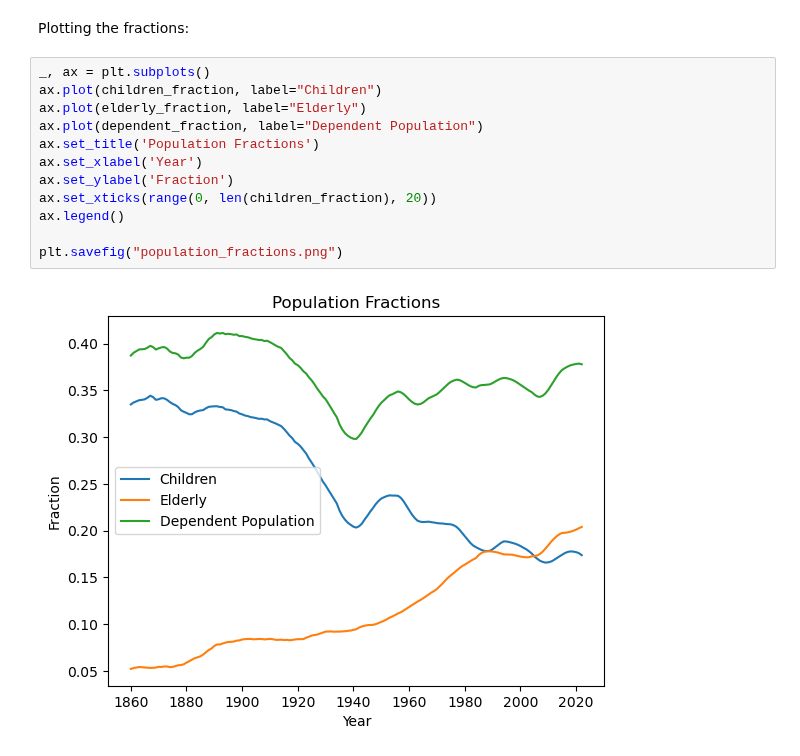
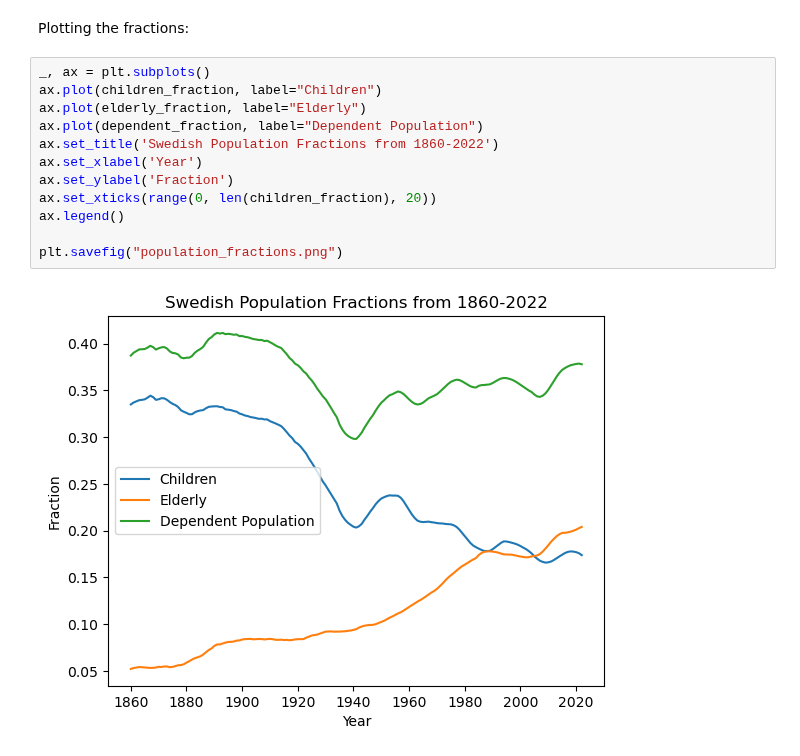
Before and after one commit to GiacomoGuidotto/DAT565, a Jupyter notebook: assignment-1/assignment-1.ipynb, the cells around one changed output. Cells and saved outputs as stored; diff of their text form.

```diff
--- a/assignment-1/assignment-1.ipynb
+++ b/assignment-1/assignment-1.ipynb
@@ -77,14 +78,14 @@ Plotting the fractions:
 # %%
 _, ax = plt.subplots()
 ax.plot(children_fraction, label="Children")
 ax.plot(elderly_fraction, label="Elderly")
 ax.plot(dependent_fraction, label="Dependent Population")
-ax.set_title('Population Fractions')
+ax.set_title('Swedish Population Fractions from 1860-2022')
 ax.set_xlabel('Year')
 ax.set_ylabel('Fraction')
 ax.set_xticks(range(0, len(children_fraction), 20))
 ax.legend()
 
 plt.savefig("population_fractions.png")
 # %% [output]
-[figure, old version]
+[figure, new version]
```
Also changed, not shown: parts of 3 cells of this notebook, 2 other files.
